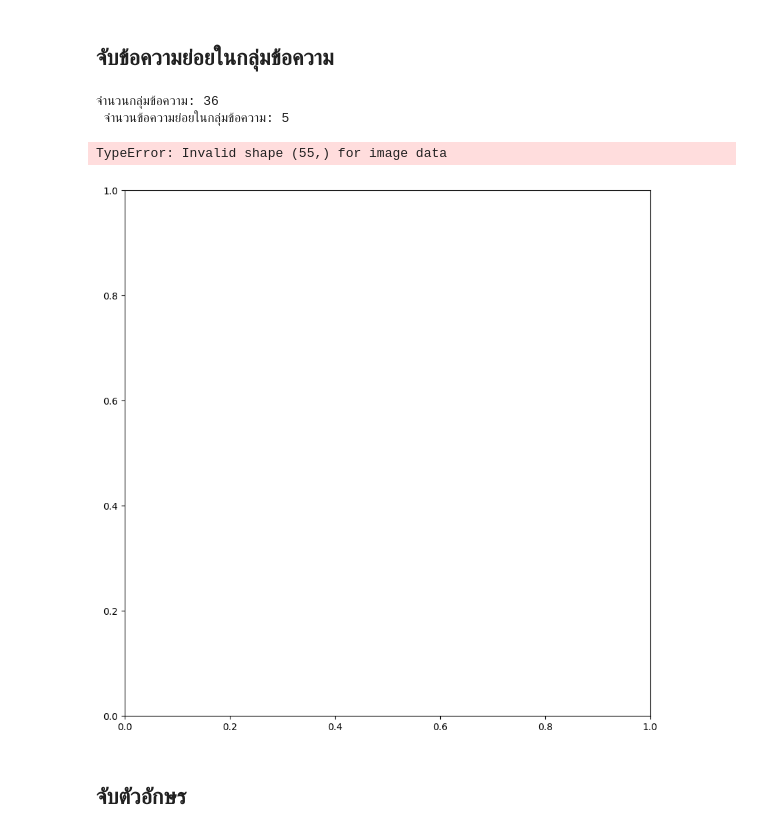
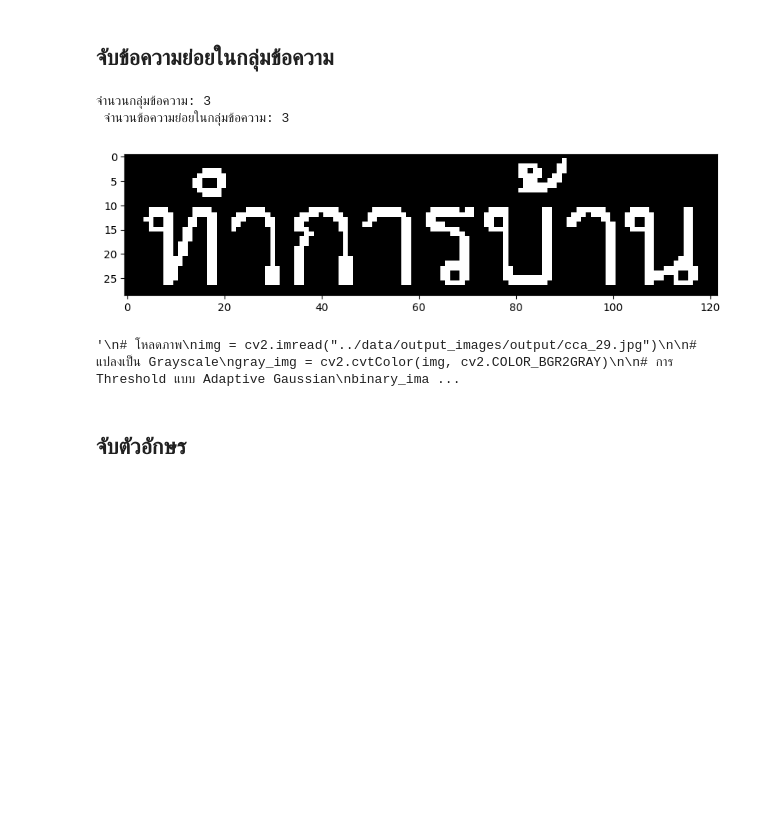
Before and after one commit to kunimpan/ocr-engine-python, a Jupyter notebook: scripts/ocr_transcripts_V3.ipynb, the cells around one changed output. Saved outputs shown, nothing was run; the diff lists cells and outputs as text; code cells hidden in the pictures; blank space fills up the shorter version.

```diff
--- a/scripts/ocr_transcripts_V3.ipynb
+++ b/scripts/ocr_transcripts_V3.ipynb
@@ -162,7 +162,7 @@ print("จำนวนกลุ่มข้อความ:", len(text_group_sub
 print(" จำนวนข้อความย่อยในกลุ่มข้อความ:", len(text_group_sub_images[0]))
 
 plt.figure(figsize=(10,10))
-plt.imshow(text_group_sub_images[0][0][0], cmap="gray")
+plt.imshow(text_group_sub_images[2][0], cmap="gray")
 #plt.title(f"text")
 plt.show()
 
@@ -195,37 +195,37 @@ sorted_centroids = centroids[1:][sorted_indices]  # จัดเรียง cen
 
 
 expand_ratio = 0.0  # อัตราส่วนการขยาย (0.5 คือ 50% ของขนาดเดิม)
 reduce_size = 0.00
 # วาดกรอบตามลำดับ
 print(f'-----------------------------------------')
 for idx, stat in enumerate(sorted_stats):
     #print(f'{idx} {stat}, x+y:{(stat[0]+stat[1])}, y+h:{(stat[1]+stat[3])}, x+w:{(stat[0]+stat[2])}')
     x, y, w, h, area = stat
     x_exp = int(x - (expand_ratio-reduce_size) * w)
     y_exp = int(y - (expand_ratio) * h)
     w_exp = int(w + 2 * (expand_ratio-reduce_size) * w)
     h_exp = int(h + 2 * (expand_ratio) * h)
 
     # ตรวจสอบไม่ให้เกินขอบภาพ
     x_exp = max(0, x_exp)
     y_exp = max(0, y_exp)
     w_exp = min(img.shape[1] - x_exp, w_exp)
     h_exp = min(img.shape[0] - y_exp, h_exp)
 
     cca_img = img[y_exp:y_exp+h_exp, x_exp:x_exp+w_exp]
 
     cv2.imwrite(f"../data/output_images/output/word/cca_word_{idx}.jpg", cca_img)
     cv2.rectangle(img, (x_exp, y_exp), (x_exp + w_exp, y_exp + h_exp), (0, 255, 0), 1)
     #print(f"Component {idx}: x={x}, y={y}, w={w}, h={h}, area={area}")
 
 cv2.imwrite("../data/output_images/output/word/cca.jpg", img)
 
 '''
 # %% [output]
-จำนวนกลุ่มข้อความ: 36
- จำนวนข้อความย่อยในกลุ่มข้อความ: 5
+จำนวนกลุ่มข้อความ: 3
+ จำนวนข้อความย่อยในกลุ่มข้อความ: 3
+[figure, new version]
-TypeError: Invalid shape (55,) for image data
+'\n# โหลดภาพ\nimg = cv2.imread("../data/output_images/output/cca_29.jpg")\n\n# แปลงเป็น Grayscale\ngray_img = cv2.cvtColor(img, cv2.COLOR_BGR2GRAY)\n\n# การ Threshold แบบ Adaptive Gaussian\nbinary_ima ...
-[figure, old version]
 # %% [markdown]
 ## จับตัวอักษร
 # %%
```
Also changed, not shown: parts of 9 cells of this notebook, 9 other files.
